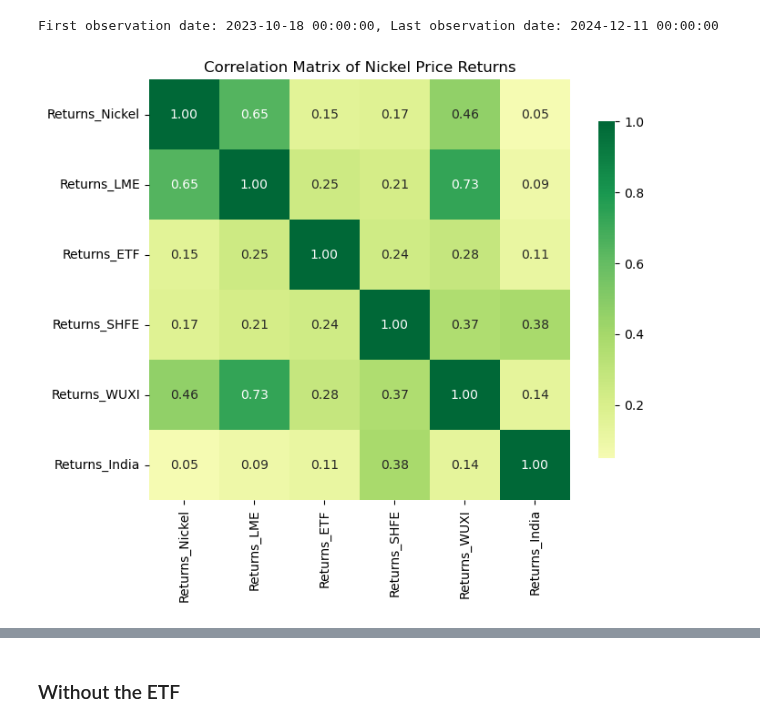
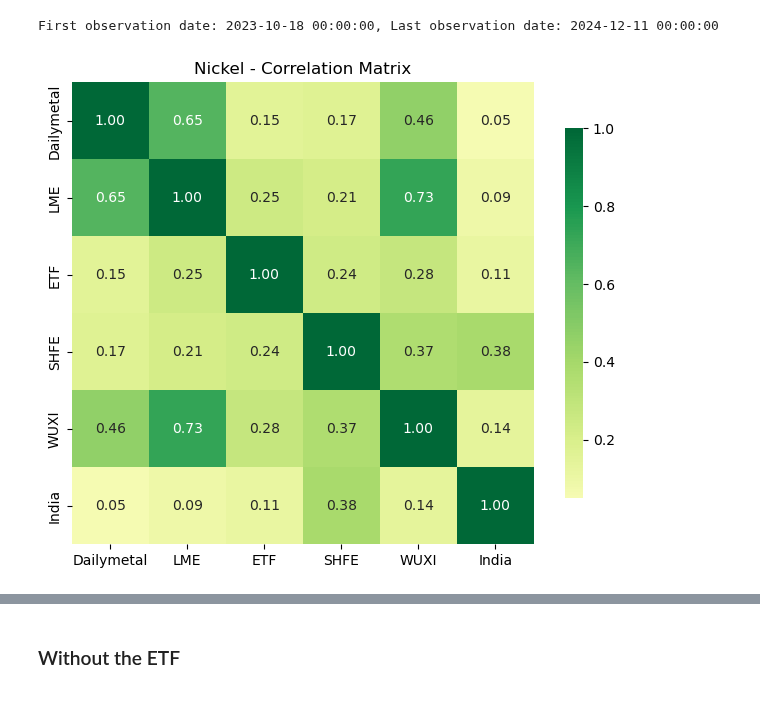
Before and after one commit to Doosheck/metals, a Jupyter notebook: data_overview.ipynb, the cells around one changed output, grey strips where cells are left out. Cells and saved outputs as stored; diff of their text form; code cells hidden in the pictures.

```diff
--- a/data_overview.ipynb
+++ b/data_overview.ipynb
@@ -330,19 +402,19 @@ print(f"First observation date: {df_merged['Date'].min()}, Last observation date
 First observation date: 2023-10-18 00:00:00, Last observation date: 2024-12-11 00:00:00
 # %%
 # Calculate the correlation matrix using the returns
-dfn_merged['Returns_Nickel'] = dfn_merged['Price_Nickel'].pct_change()
-dfn_merged['Returns_LME'] = dfn_merged['Price_LME'].pct_change()
-dfn_merged['Returns_ETF'] = dfn_merged['Price_ETF'].pct_change()
-dfn_merged['Returns_SHFE'] = dfn_merged['Price_SHFE'].pct_change()
-dfn_merged['Returns_WUXI'] = dfn_merged['Price_WUXI'].pct_change()
-dfn_merged['Returns_India'] = dfn_merged['Price_India'].pct_change()
+dfn_merged['Dailymetal'] = dfn_merged['Price_Nickel'].pct_change()
+dfn_merged['LME'] = dfn_merged['Price_LME'].pct_change()
+dfn_merged['ETF'] = dfn_merged['Price_ETF'].pct_change()
+dfn_merged['SHFE'] = dfn_merged['Price_SHFE'].pct_change()
+dfn_merged['WUXI'] = dfn_merged['Price_WUXI'].pct_change()
+dfn_merged['India'] = dfn_merged['Price_India'].pct_change()
 # Drop NaN values
-dfn_merged = dfn_merged.dropna(subset=['Returns_Nickel', 'Returns_LME', 'Returns_ETF', 'Returns_SHFE', 'Returns_WUXI', 'Returns_India'])
+dfn_merged = dfn_merged.dropna(subset=['Dailymetal', 'LME', 'ETF', 'SHFE', 'WUXI', 'India'])
 # Calculate the correlation matrix
-correlation_matrix_nickel = dfn_merged[['Returns_Nickel', 'Returns_LME', 'Returns_ETF', 'Returns_SHFE', 'Returns_WUXI', 'Returns_India']].corr()
+correlation_matrix_nickel = dfn_merged[['Dailymetal', 'LME', 'ETF', 'SHFE', 'WUXI', 'India']].corr()
 plt.figure(figsize=(8, 6))
 sns.heatmap(correlation_matrix_nickel, annot=True, center=0, cmap='RdYlGn', fmt='.2f', square=True, cbar_kws={"shrink": .8})
-plt.title('Correlation Matrix of Nickel Price Returns')
+plt.title('Nickel - Correlation Matrix')
 plt.show()
 # %% [output]
-[figure, old version]
+[figure, new version]
```
Also changed, not shown: parts of 21 cells of this notebook.
